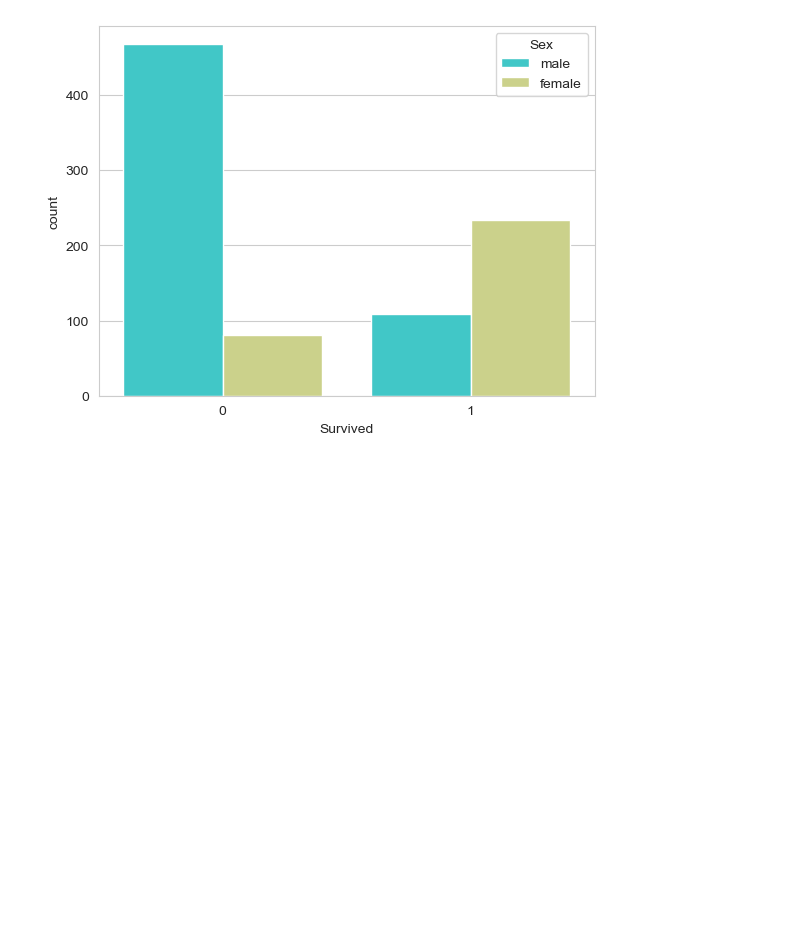
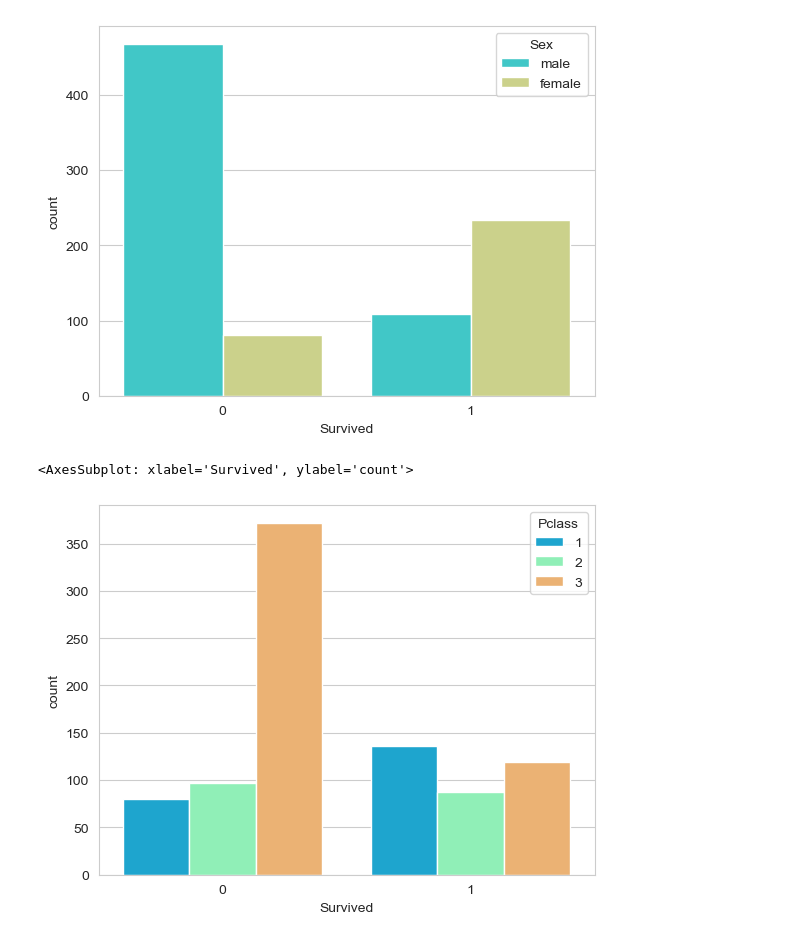
Before and after one commit to BibekRai44/Hands-on-Machine-Learning, a Jupyter notebook: DS/titanic-eda.ipynb, the cells around one changed output. Saved outputs shown, nothing was run; the diff lists cells and outputs as text; code cells hidden in the pictures; blank space fills up the shorter version.

```diff
--- a/DS/titanic-eda.ipynb
+++ b/DS/titanic-eda.ipynb
@@ -52,3 +56,9 @@ sns.countplot(x=df['Survived'],data=df,hue='Sex',palette='rainbow')
 # %% [output]
 <AxesSubplot: xlabel='Survived', ylabel='count'>
 [figure]
+# %%
+sns.set_style('whitegrid')
+sns.countplot(x=df['Survived'],data=df,hue='Pclass',palette='rainbow')
+# %% [output]
+<AxesSubplot: xlabel='Survived', ylabel='count'>
+[figure, added]
```
Also changed, not shown: parts of 36 cells of this notebook.
